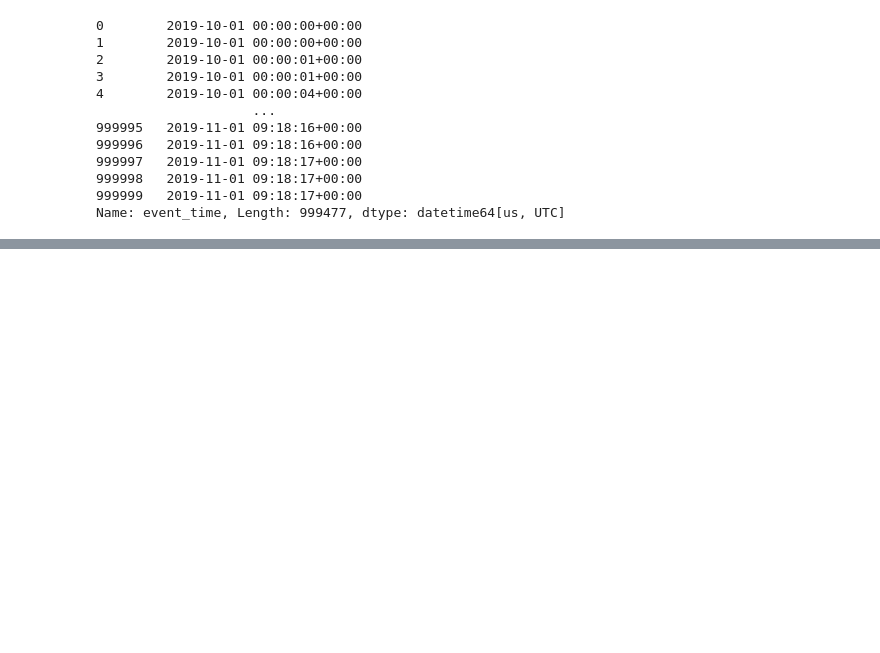
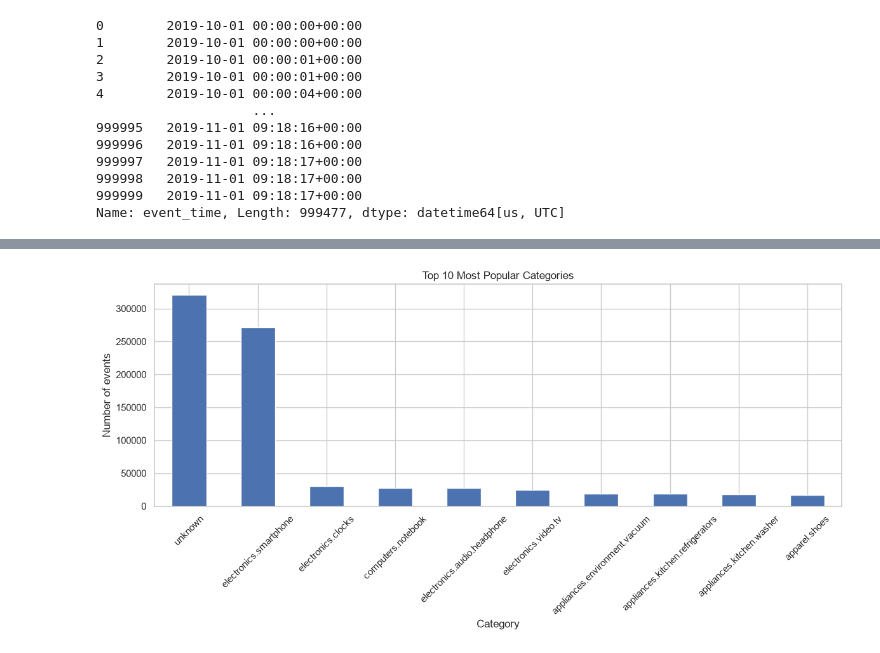
Before and after one commit to tymurpopov/ecommerce-data-analysis-learning, a Jupyter notebook: sample.ipynb, the cells around one changed output, grey strips where cells are left out. Cells and saved outputs as stored; diff of their text form; code cells hidden in the pictures; blank space fills up the shorter version.

```diff
--- a/sample.ipynb
+++ b/sample.ipynb
@@ -149,0 +197,2 @@ df.drop_duplicates(subset=None, keep='first', inplace=True)
+# %%
+df = df[df['price'] >= 0]
@@ -149,0 +315,19 @@ df.drop_duplicates(subset=None, keep='first', inplace=True)
+# %%
+top_categories = (
+    df['category_code']
+    .value_counts()
+    .head(10)
+)
+
+plt.figure(figsize=(12, 6))
+
+top_categories.plot(kind='bar')
+
+plt.xlabel('Category')
+plt.ylabel('Number of events')
+plt.title('Top 10 Most Popular Categories')
+plt.xticks(rotation=45)
+plt.tight_layout()
+plt.show()
+# %% [output]
+[figure, added]
```
Also changed, not shown: parts of 19 cells of this notebook.
